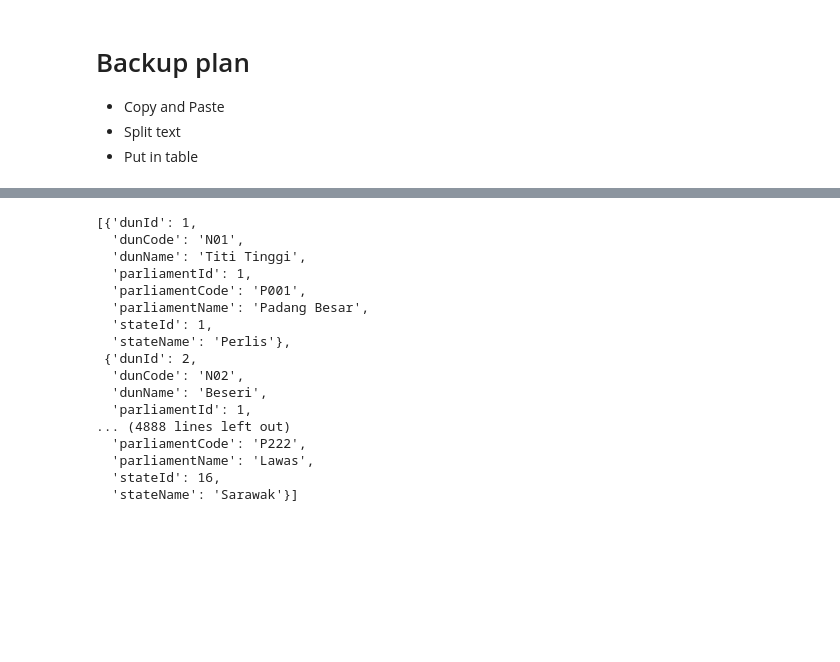
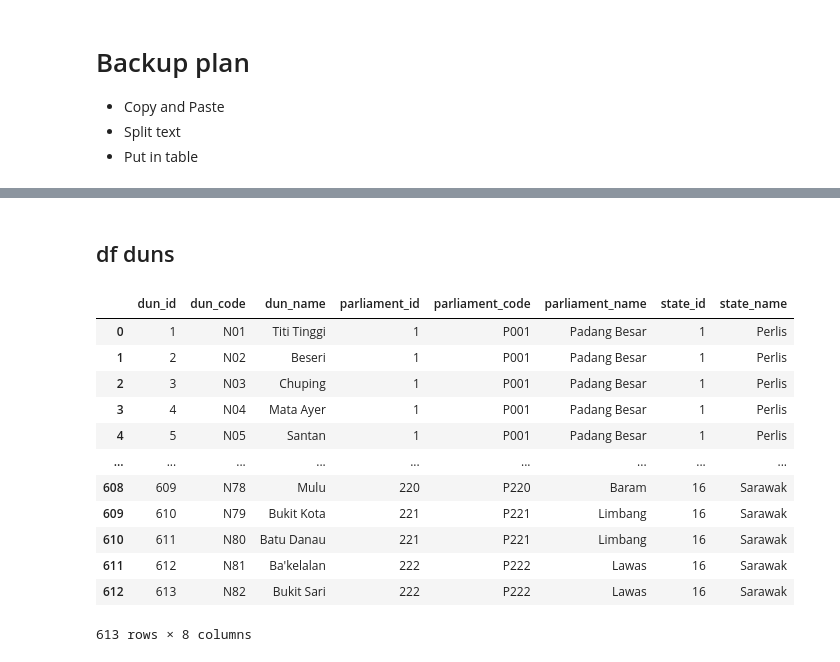
Before and after one commit to INVOKE-Analytics/prn_calon_scraper, a Jupyter notebook: scrap.ipynb, the cells around one changed output, grey strips where cells are left out. Drawn from its saved outputs; the diff is of its cells as text; code cells hidden in the pictures; blank space fills up the shorter version.

```diff
--- a/scrap.ipynb
+++ b/scrap.ipynb
@@ -2469,51 +2471,51 @@ df_duns
+# %% [markdown]
+## df duns
 # %%
 dun_id = list()
 dun_code = list()
 dun_name = list()
 parliament_id = list()
 parliament_code = list()
 parliament_name = list()
 state_id = list()
 state_name = list()
 
 
 row_list = list(df_duns["rows"])
 for item in row_list:
     dun_id.append(item["dunId"])
     dun_code.append(item["dunCode"])
     dun_name.append(item["dunName"])
     parliament_id.append(item["parliamentId"])
     parliament_code.append(item["parliamentCode"])
     parliament_name.append(item["parliamentName"])
     state_id.append(item["stateId"])
     state_name.append(item["stateName"])
 
 
 duns_dict = {
-    "dunId": dun_id,
-    "dunCode": dun_code,
+    "dun_id": dun_id,
+    "dun_code": dun_code,
     "dun_name": dun_name,
     "parliament_id": parliament_id,
     "parliament_code": parliament_code,
     "parliament_name": parliament_name,
     "state_id": state_id,
     "state_name": state_name,
 }
+df_duns_new = pd.DataFrame(duns_dict)
+df_duns_new
 # %% [output]
+|  | dun_id | dun_code | dun_name | parliament_id | parliament_code | parliament_name | state_id | state_name |
+| 0 | 1 | N01 | Titi Tinggi | 1 | P001 | Padang Besar | 1 | Perlis |
+| 1 | 2 | N02 | Beseri | 1 | P001 | Padang Besar | 1 | Perlis |
+| 2 | 3 | N03 | Chuping | 1 | P001 | Padang Besar | 1 | Perlis |
+| 3 | 4 | N04 | Mata Ayer | 1 | P001 | Padang Besar | 1 | Perlis |
+| 4 | 5 | N05 | Santan | 1 | P001 | Padang Besar | 1 | Perlis |
+| ... | ... | ... | ... | ... | ... | ... | ... | ... |
+| 608 | 609 | N78 | Mulu | 220 | P220 | Baram | 16 | Sarawak |
+| 609 | 610 | N79 | Bukit Kota | 221 | P221 | Limbang | 16 | Sarawak |
+| 610 | 611 | N80 | Batu Danau | 221 | P221 | Limbang | 16 | Sarawak |
+| 611 | 612 | N81 | Ba'kelalan | 222 | P222 | Lawas | 16 | Sarawak |
+| 612 | 613 | N82 | Bukit Sari | 222 | P222 | Lawas | 16 | Sarawak |
-[{'dunId': 1,
-  'dunCode': 'N01',
-  'dunName': 'Titi Tinggi',
-  'parliamentId': 1,
-  'parliamentCode': 'P001',
-  'parliamentName': 'Padang Besar',
-  'stateId': 1,
-  'stateName': 'Perlis'},
- {'dunId': 2,
-  'dunCode': 'N02',
-  'dunName': 'Beseri',
-  'parliamentId': 1,
-... (4888 lines left out)
-  'parliamentCode': 'P222',
-  'parliamentName': 'Lawas',
-  'stateId': 16,
-  'stateName': 'Sarawak'}]
+613 rows × 8 columns
```
Also changed, not shown: parts of 24 cells of this notebook, 13 other files.
